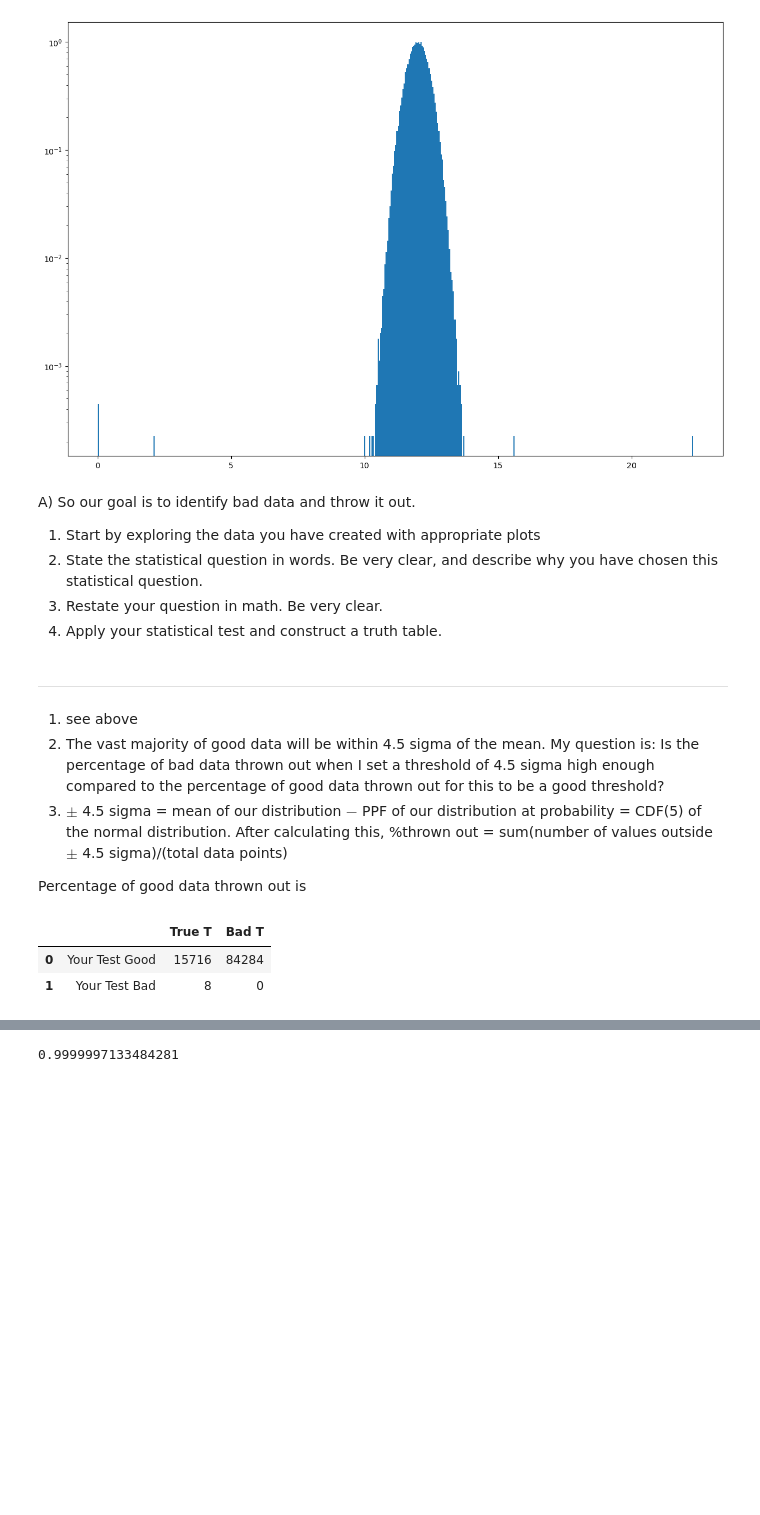
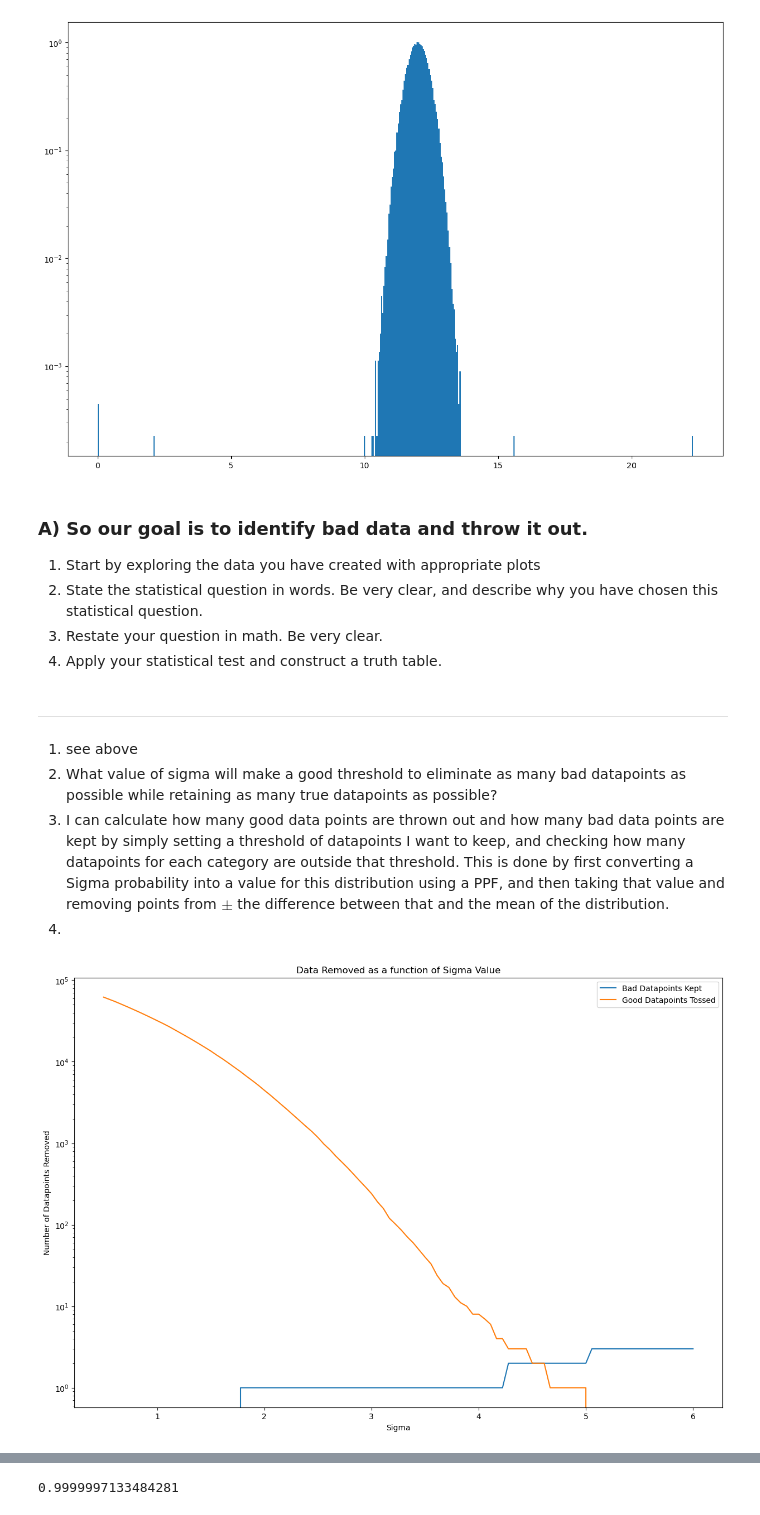
Before and after one commit to afspicciati/Phys-434, a Jupyter notebook: Lab3.ipynb, the cells around one changed output, grey strips where cells are left out. Drawn from its saved outputs; the diff is of its cells as text; code cells hidden in the pictures; blank space fills up the shorter version.

```diff
--- a/Lab3.ipynb
+++ b/Lab3.ipynb
@@ -21,7 +21,7 @@ plt.show()
 # %% [output]
 [figure]
 # %% [markdown]
-A) So our goal is to identify bad data and throw it out.
+### A) So our goal is to identify bad data and throw it out.
 
 1. Start by exploring the data you have created with appropriate plots
 2. State the statistical question in words. Be very clear, and describe why you have chosen this statistical question.
@@ -31,10 +31,9 @@ A) So our goal is to identify bad data and throw it out.
 ---
 
 1. see above
-2. The vast majority of good data will be within 4.5 sigma of the mean. My question is: Is the percentage of bad data thrown out when I set a threshold of 4.5 sigma high enough compared to the percentage of good data thrown out for this to be a good threshold?
-3. $\pm$ 4.5 sigma = mean of our distribution $-$ PPF of our distribution at probability = CDF(5) of the normal distribution. After calculating this, %thrown out = sum(number of values outside $\pm$ 4.5 sigma)/(total data points)
-
-Percentage of good data thrown out is
+2. What value of sigma will make a good threshold to eliminate as many bad datapoints as possible while retaining as many true datapoints as possible?
+3. I can calculate how many good data points are thrown out and how many bad data points are kept by simply setting a threshold of datapoints I want to keep, and checking how many datapoints for each category are outside that threshold. This is done by first converting a Sigma probability into a value for this distribution using a PPF, and then taking that value and removing points from $\pm$ the difference between that and the mean of the distribution.
+4.
 # %%
 def truth_table(sigma):
     prob = stats.norm.cdf(sigma)
@@ -63,13 +62,27 @@ def truth_table(sigma):
     bad_tossed = throw_away_false
     bad_kept = len(false_data) - bad_tossed
 
-    data = ['Your Test Good',good_kept,good_tossed],['Your Test Bad',bad_tossed,bad_kept]
+    data = ['Your Test Good',good_kept,bad_tossed],['Your Test Bad',good_tossed,bad_kept]
     table = pd.DataFrame(data=data,columns=['','True T','Bad T'])
 
     return table
-# %%
-truth_table(0.2)
-# %% [output]
-|  |  | True T | Bad T |
-| 0 | Your Test Good | 15716 | 84284 |
-| 1 | Your Test Bad | 8 | 0 |
+# %%
+sigmas = np.linspace(0.5,6,100)
+Bad_Kept = []
+Good_Tossed = []
+for i in sigmas:
+    table = truth_table(i)
+    Bad_Kept.append(table['Bad T'][1])
+    Good_Tossed.append(table['True T'][1])
+
+plt.plot(sigmas,Bad_Kept,label='Bad Datapoints Kept')
+plt.plot(sigmas,Good_Tossed,label='Good Datapoints Tossed')
+
+plt.title('Data Removed as a function of Sigma Value')
+plt.xlabel('Sigma')
+plt.ylabel('Number of Datapoints Removed')
+plt.yscale('log')
+
+plt.legend();
+# %% [output]
+[figure, added]
```
Also changed, not shown: parts of 12 cells of this notebook.
